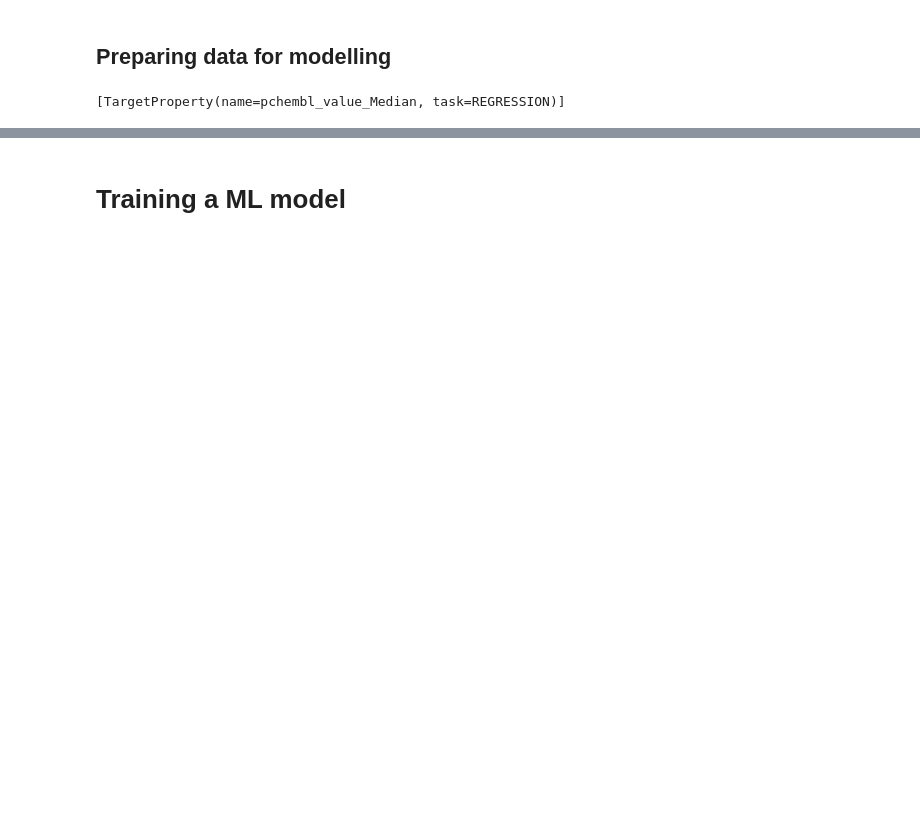
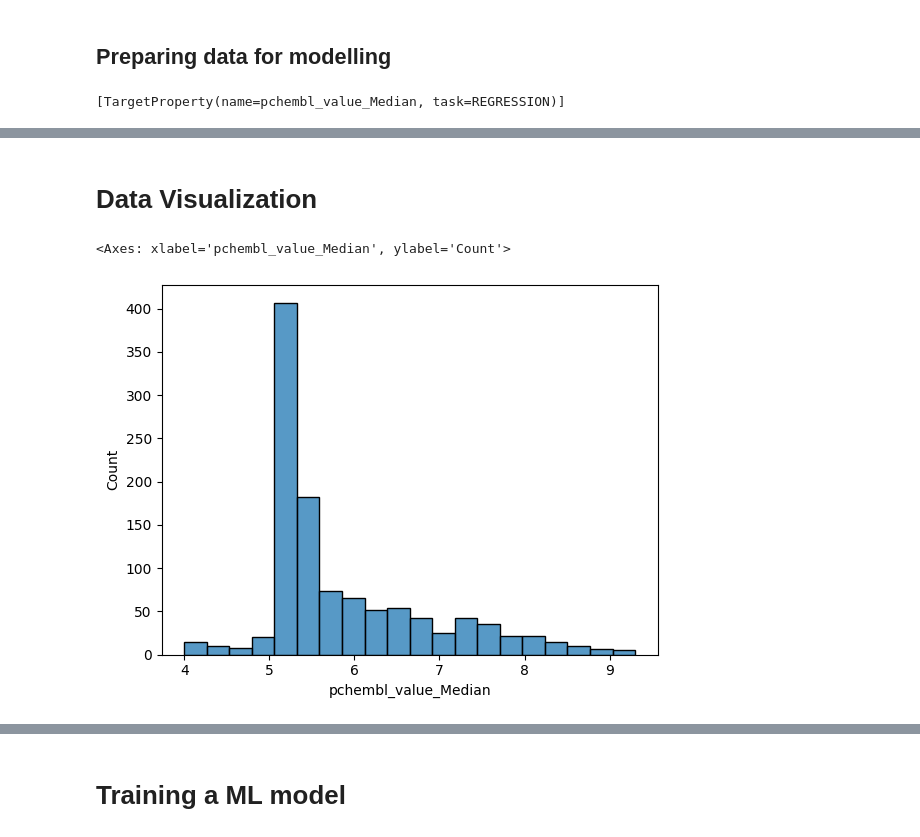
Before and after one commit to CDDLeiden/ULLA2023_Workshop-Leiden, a Jupyter notebook: QSAR_modelling.ipynb, the cells around one changed output, grey strips where cells are left out. Cells and saved outputs as stored; diff of their text form; code cells hidden in the pictures; blank space fills up the shorter version.

```diff
--- a/QSAR_modelling.ipynb
+++ b/QSAR_modelling.ipynb
@@ -116,0 +127,9 @@ Number of samples test set: 817
+# %% [markdown]
+# Data Visualization
+# %%
+# create histogram of pchembl values in the dataset
+import seaborn as sns
+sns.histplot(dataset.getDF()['pchembl_value_Median'], bins=20)
+# %% [output]
+<Axes: xlabel='pchembl_value_Median', ylabel='Count'>
+[figure, added]
```
Also changed, not shown: parts of 11 cells of this notebook.
